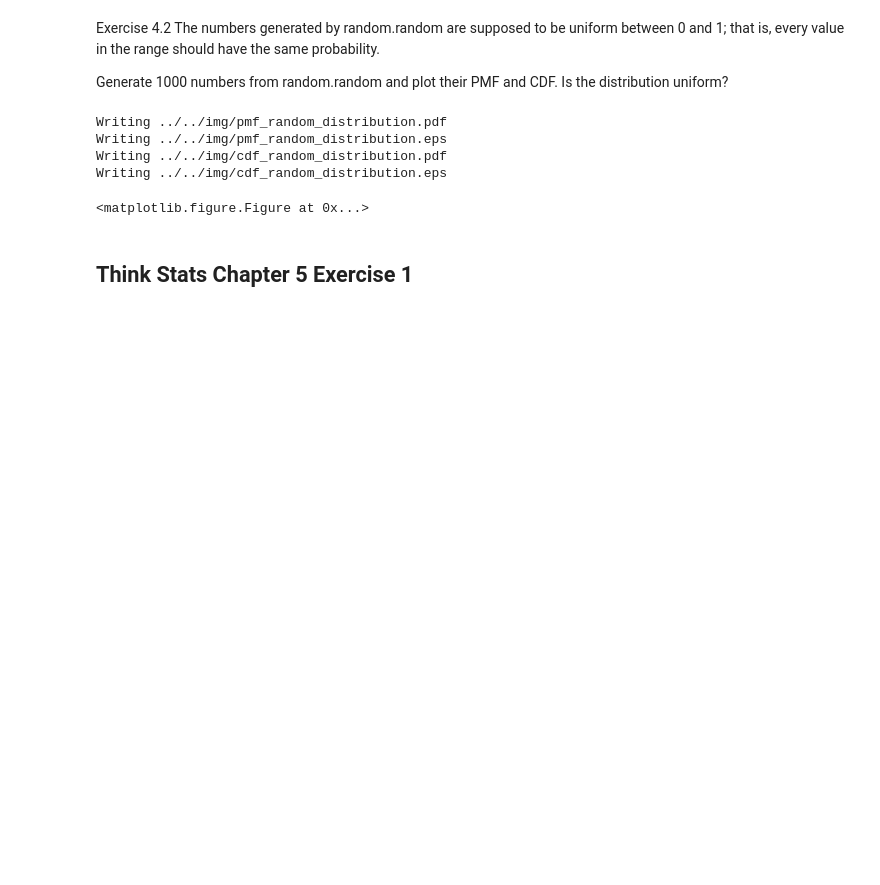
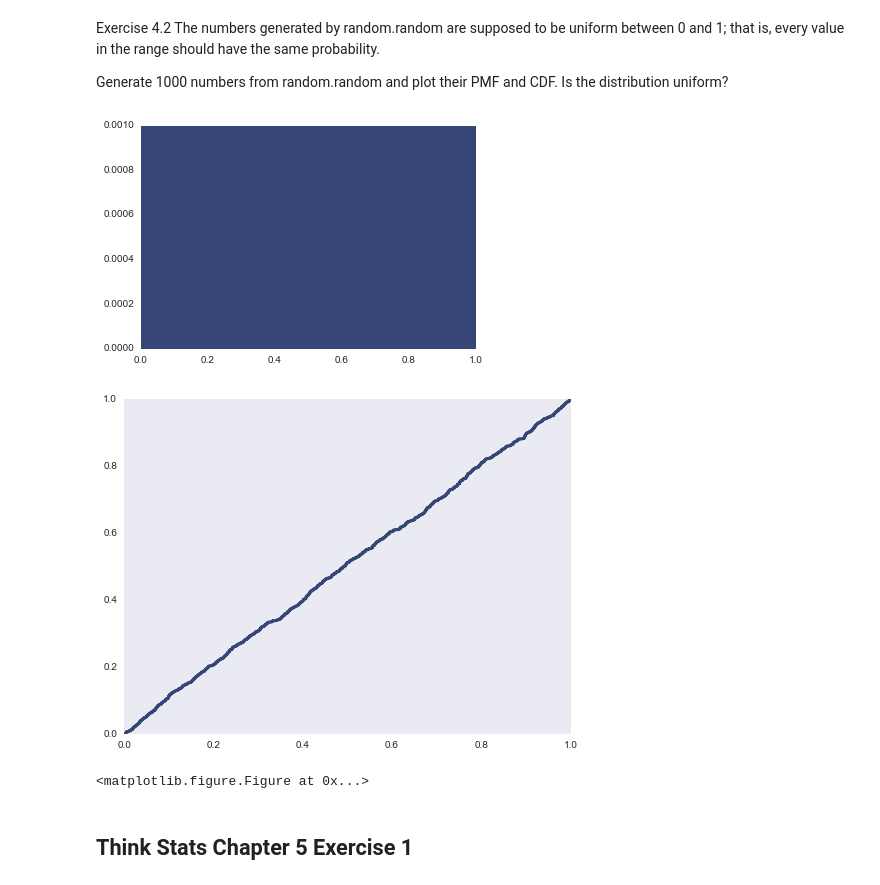
Before and after one commit to saucysaucy/dsp, a Jupyter notebook: ThinkStats2/code/SOLUTIONS.ipynb, the cells around one changed output. Drawn from its saved outputs; the diff is of its cells as text; code cells hidden in the pictures; blank space fills up the shorter version.

```diff
--- a/ThinkStats2/code/SOLUTIONS.ipynb
+++ b/ThinkStats2/code/SOLUTIONS.ipynb
@@ -149,18 +151,18 @@ Santa Ferand = [random.random() for i in range(1000)]
 # %%
 pmf = thinkstats2.Pmf(rand)
 thinkplot.Pmf(pmf)
-thinkplot.save('../../img/pmf_random_distribution')
-
+#thinkplot.save('../../img/pmf_random_distribution')
+thinkplot.show()
 
 cdf = thinkstats2.Cdf(rand)
 thinkplot.Cdf(cdf)
-thinkplot.save('../../img/cdf_random_distribution')
+#thinkplot.save('../../img/cdf_random_distribution')
+
+thinkplot.show()
 # %% [output]
+[figure, added]
+[figure, added]
-Writing ../../img/pmf_random_distribution.pdf
-Writing ../../img/pmf_random_distribution.eps
-Writing ../../img/cdf_random_distribution.pdf
-Writing ../../img/cdf_random_distribution.eps
+<matplotlib.figure.Figure at 0x...>
-<matplotlib.figure.Figure at 0x...>
 # %% [markdown]
 ## Think Stats Chapter 5 Exercise 1
 # %% [markdown]
```
Also changed, not shown: parts of 23 cells of this notebook, 2 other files.
